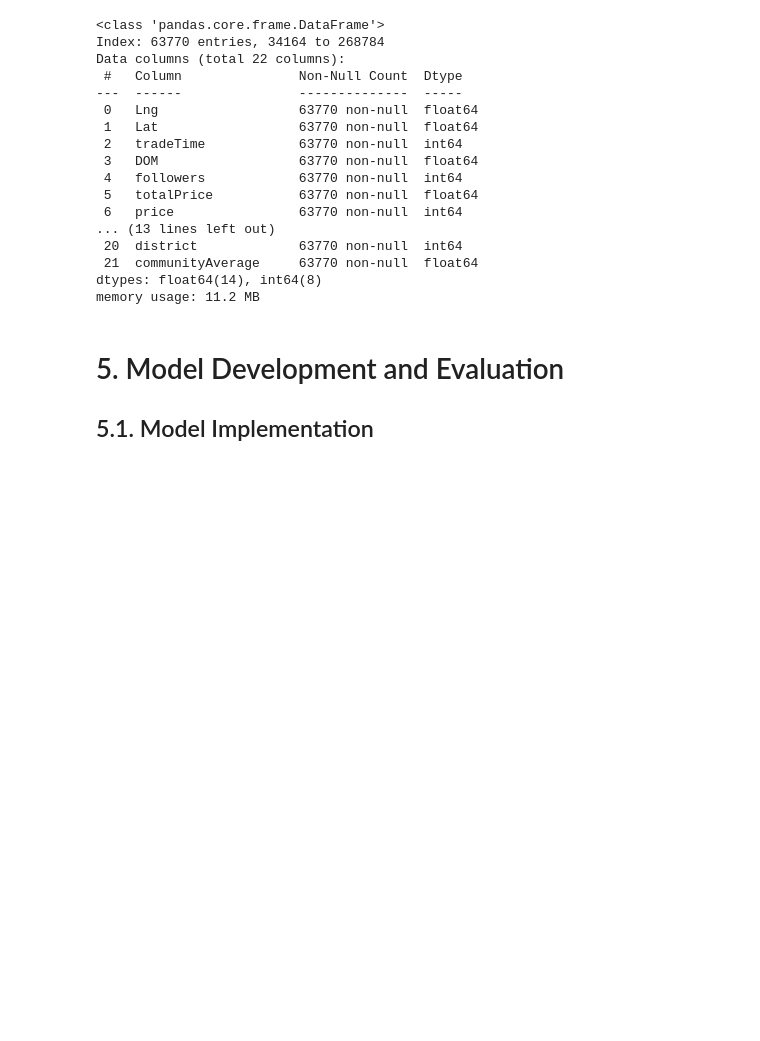
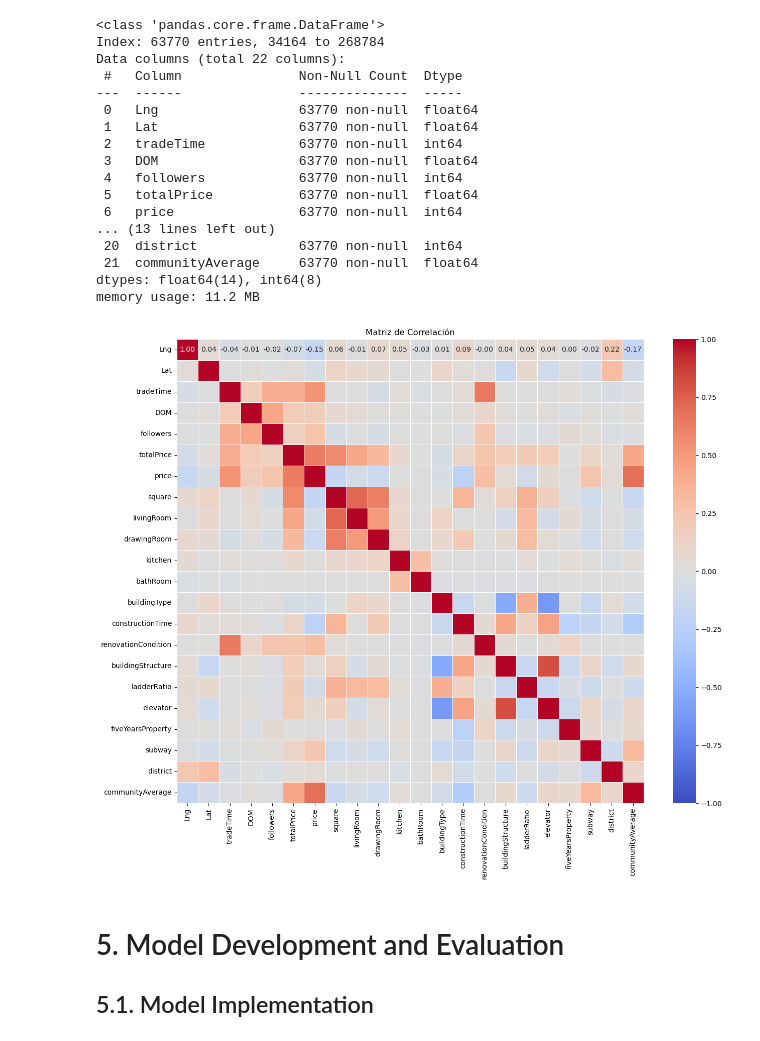
Before and after one commit to CCT-Dublin/capstone-project-feb-2024-ft-derlyai, a Jupyter notebook: C3 Capstone Project .ipynb, the cells around one changed output. Saved outputs shown, nothing was run; the diff lists cells and outputs as text; code cells hidden in the pictures; blank space fills up the shorter version.

```diff
--- a/C3 Capstone Project .ipynb
+++ b/C3 Capstone Project .ipynb
@@ -414,6 +414,15 @@ Data columns (total 22 columns):
  21  communityAverage     63770 non-null  float64
 dtypes: float64(14), int64(8)
 memory usage: 11.2 MB
+# %%
+numeric_columns = data.select_dtypes(include=[np.number]).columns
+corr_matrix = data[numeric_columns].corr()
+plt.figure(figsize=(15, 12))
+sns.heatmap(corr_matrix, annot=True, cmap='coolwarm', fmt=".2f", linewidths=0.5, vmin=-1, vmax=1)
+plt.title('Matriz de Correlación')
+plt.show()
+# %% [output]
+[figure, added]
 # %% [markdown]
  # 5. Model Development and Evaluation
 ## 5.1. Model Implementation
```
Also changed, not shown: parts of 15 cells of this notebook, 2 other files.
